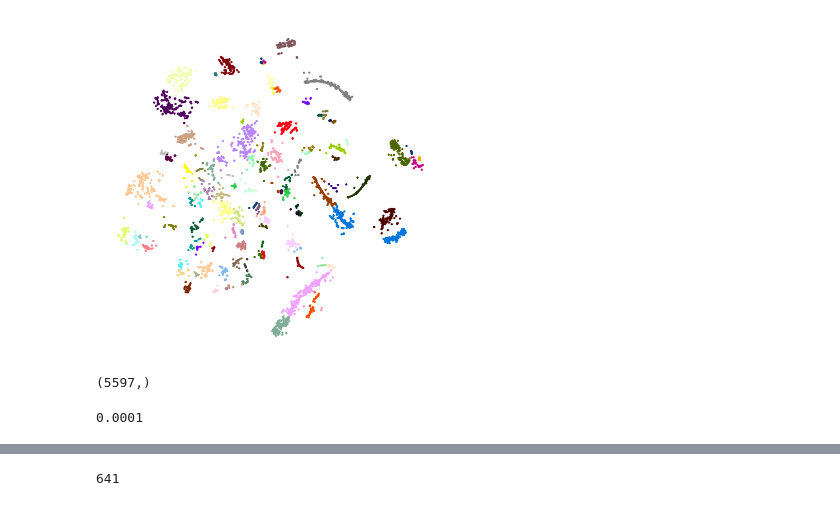
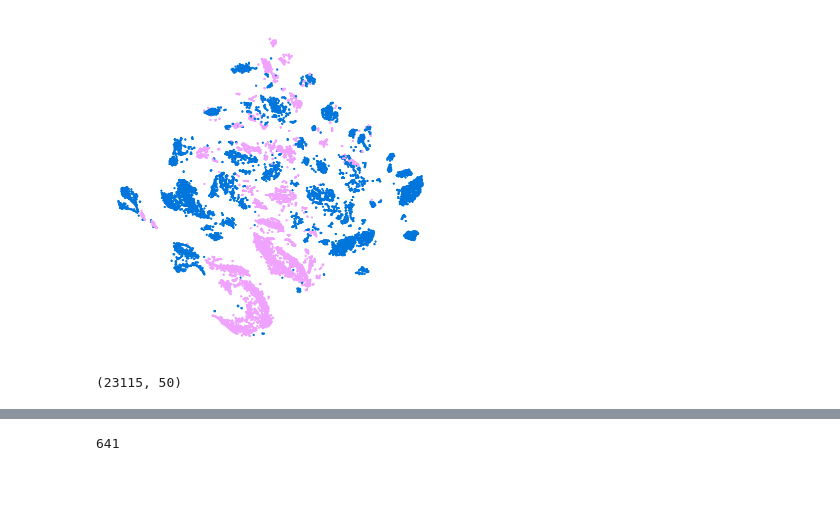
Before and after one commit to linnarsson-lab/shoji, a Jupyter notebook: notebooks/Untitled.ipynb, the cells around one changed output, grey strips where cells are left out. Saved outputs shown, nothing was run; the diff lists cells and outputs as text; code cells hidden in the pictures.

```diff
--- a/notebooks/Untitled.ipynb
+++ b/notebooks/Untitled.ipynb
@@ -23,21 +23,16 @@ ws = db.builds.humandev.Cerebellum
 # %%
 xy = ws.TSNE[...]
 #x = ws.Expression[...]
 #genes = ws.Gene[...]
 #xy = ws.GLMPCAFactors[...]
 plt.figure(figsize=(6,6))
-cgplot.scatterc(xy[:, :], c=ws.Clusters[...], s=5, legend=None)
-#cgplot.scattern(xy[:, 0:2], c=x[:, genes=="CDK1"][:, 0], s=5)
-#cgplot.scattern(xy[:, 0:2], c=(ws.Clusters[...]), s=5)
+cgplot.scatterc(xy[:, :], c=ws.Chemistry[...], s=5, legend=None)
+#cgplot.scattern(xy[:, 0:2], c=ws.GLMPCAFactors[...][:,5], s=5)
 plt.axis("off")
 None
 # %% [output]
-[figure, old version]
+[figure, new version]
-# %%
-ws[ws.ValidCells == True].CellCycleFraction.shape
-# %% [output]
-(5597,)
-# %%
-float("1e-4")
-# %% [output]
-0.0001
+# %%
+xy.shape
+# %% [output]
+(23115, 50)
```
Also changed, not shown: parts of 8 cells of this notebook, 1 other file.
